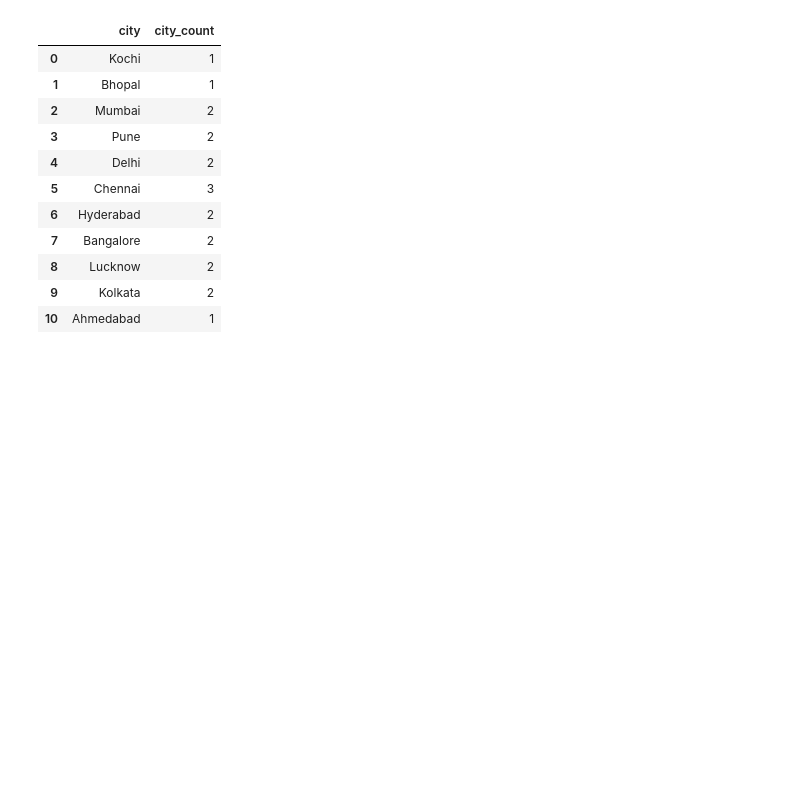
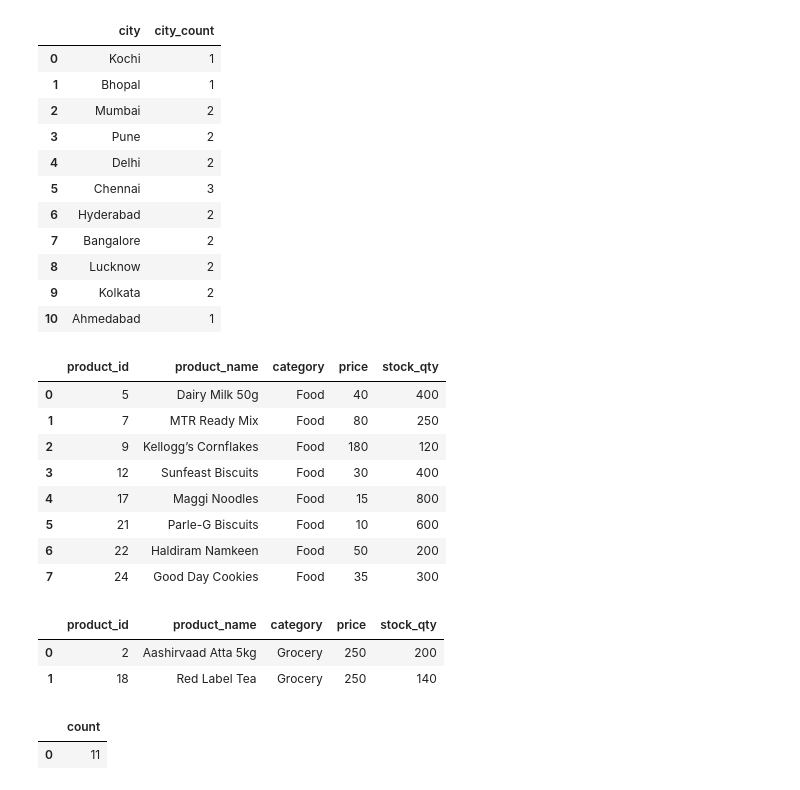
Before and after one commit to sindhu7-zero/DS-notebook, a Jupyter notebook: sqlpractice.ipynb, the cells around one changed output. Drawn from its saved outputs; the diff is of its cells as text; code cells hidden in the pictures; blank space fills up the shorter version.

```diff
--- a/sqlpractice.ipynb
+++ b/sqlpractice.ipynb
@@ -433,3 +433,35 @@ city
 | 8 | Lucknow | 2 |
 | 9 | Kolkata | 2 |
 | 10 | Ahmedabad | 1 |
+# %%
+query='''select * from products
+where category='Food';'''
+food=pd.read_sql(query, engine)
+food
+# %% [output]
+|  | product_id | product_name | category | price | stock_qty |
+| 0 | 5 | Dairy Milk 50g | Food | 40 | 400 |
+| 1 | 7 | MTR Ready Mix | Food | 80 | 250 |
+| 2 | 9 | Kellogg’s Cornflakes | Food | 180 | 120 |
+| 3 | 12 | Sunfeast Biscuits | Food | 30 | 400 |
+| 4 | 17 | Maggi Noodles | Food | 15 | 800 |
+| 5 | 21 | Parle-G Biscuits | Food | 10 | 600 |
+| 6 | 22 | Haldiram Namkeen | Food | 50 | 200 |
+| 7 | 24 | Good Day Cookies | Food | 35 | 300 |
+# %%
+query='''select * from products
+where price=(select max(price) from products);'''
+max=pd.read_sql(query, engine)
+max
+# %% [output]
+|  | product_id | product_name | category | price | stock_qty |
+| 0 | 2 | Aashirvaad Atta 5kg | Grocery | 250 | 200 |
+| 1 | 18 | Red Label Tea | Grocery | 250 | 140 |
+# %%
+query='''select count(order_id) as count from orders
+where total_amount>500;'''
+count=pd.read_sql(query, engine)
+count
+# %% [output]
+|  | count |
+| 0 | 11 |
```
